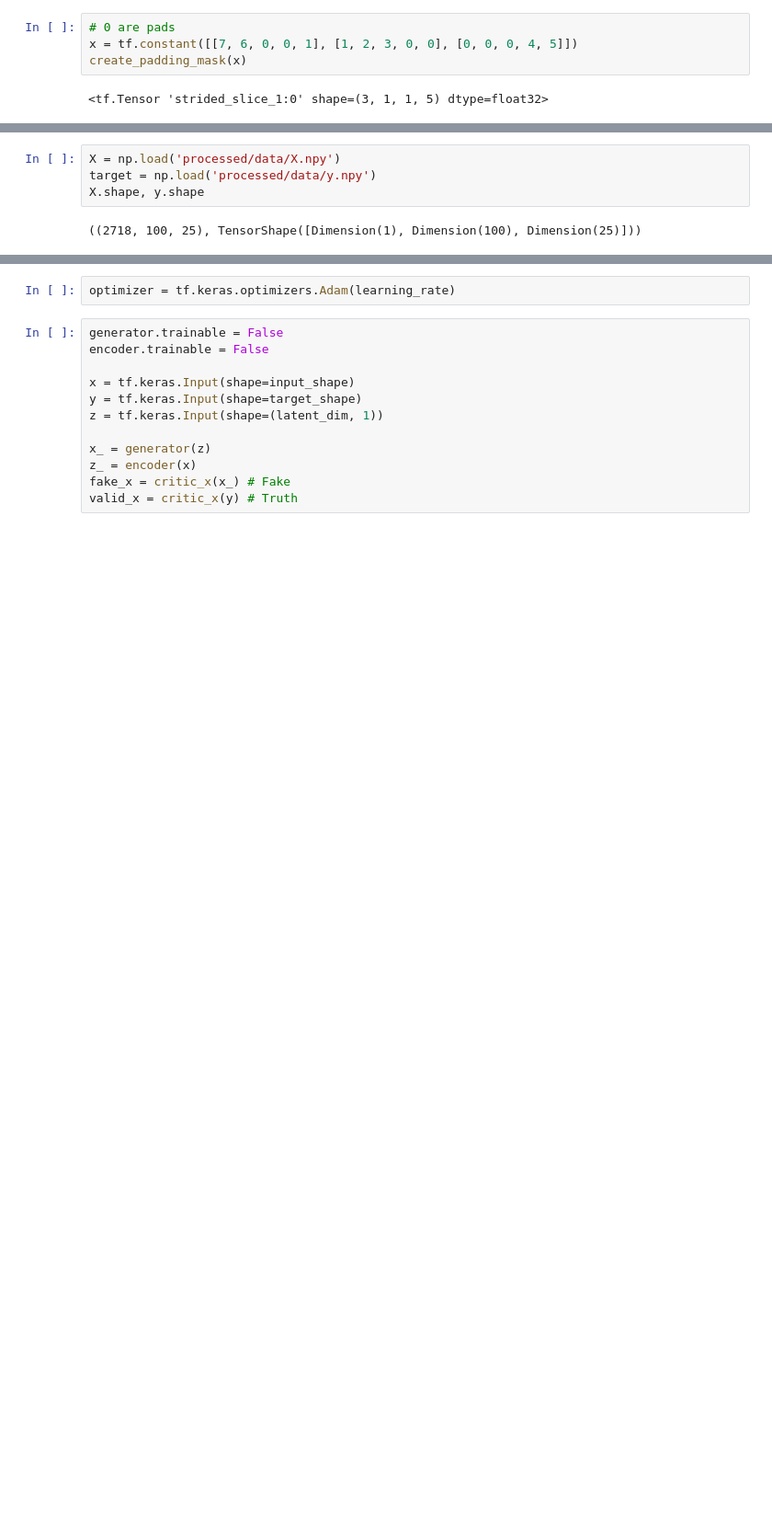
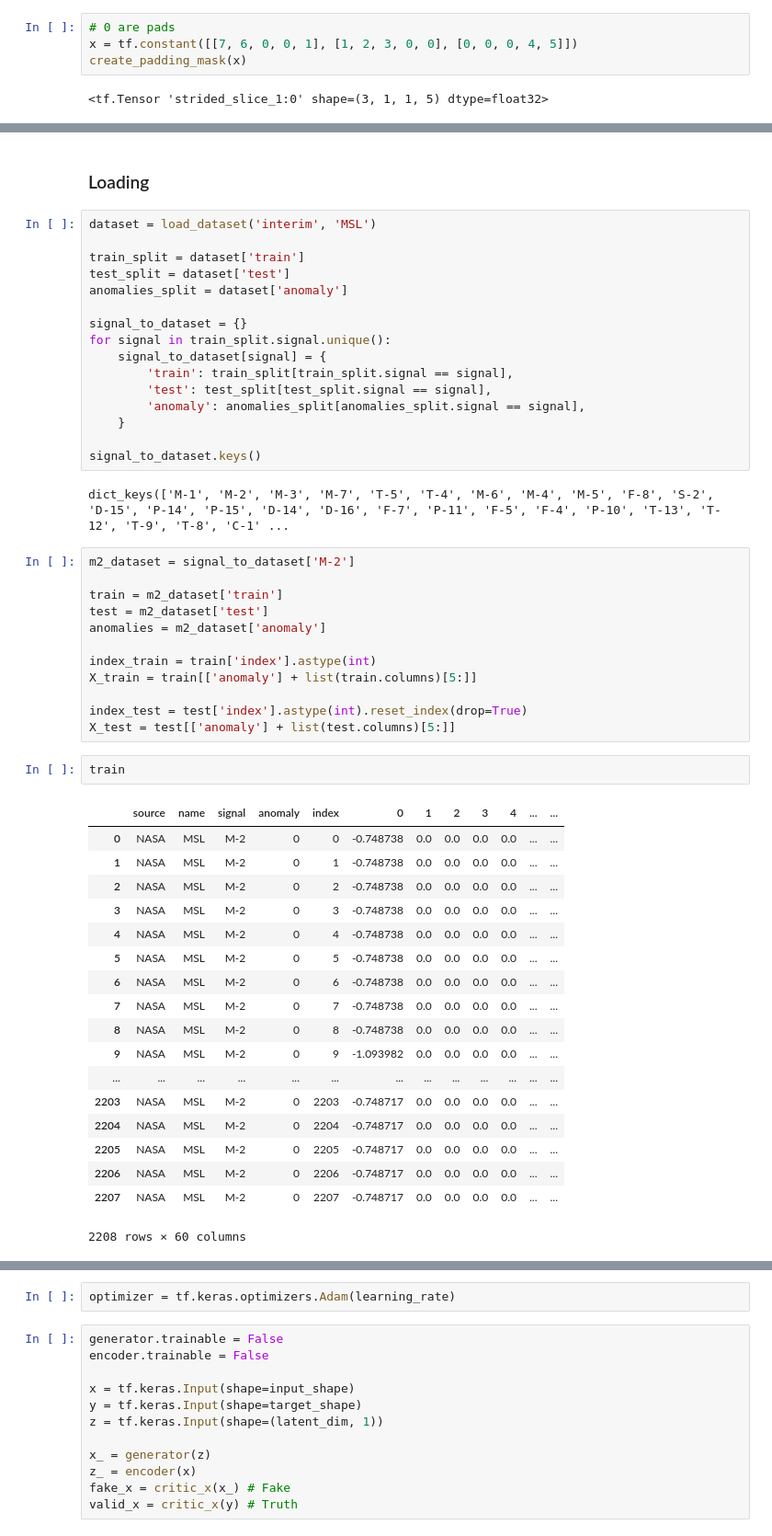
Before and after one commit to lcwong0928/hitlads, a Jupyter notebook: notebooks/1.1-lw-transgan.ipynb, the cells around one changed output, grey strips where cells are left out. Shown at 92% size. Drawn from its saved outputs; the diff is of its cells as text; blank space fills up the shorter version.

```diff
--- a/notebooks/1.1-lw-transgan.ipynb
+++ b/notebooks/1.1-lw-transgan.ipynb
@@ -350,6 +157,53 @@ ValueError: in converted code:
+# %% [markdown]
+### Loading
 # %%
-X = np.load('processed/data/X.npy')
-target = np.load('processed/data/y.npy')
-X.shape, y.shape
+dataset = load_dataset('interim', 'MSL')
+
+train_split = dataset['train']
+test_split = dataset['test']
+anomalies_split = dataset['anomaly']
+
+signal_to_dataset = {}
+for signal in train_split.signal.unique():
+    signal_to_dataset[signal] = {
+        'train': train_split[train_split.signal == signal],
+        'test': test_split[test_split.signal == signal],
+        'anomaly': anomalies_split[anomalies_split.signal == signal],
+    }
+
+signal_to_dataset.keys()
 # %% [output]
-((2718, 100, 25), TensorShape([Dimension(1), Dimension(100), Dimension(25)]))
+dict_keys(['M-1', 'M-2', 'M-3', 'M-7', 'T-5', 'T-4', 'M-6', 'M-4', 'M-5', 'F-8', 'S-2', 'D-15', 'P-14', 'P-15', 'D-14', 'D-16', 'F-7', 'P-11', 'F-5', 'F-4', 'P-10', 'T-13', 'T-12', 'T-9', 'T-8', 'C-1' ...
+# %%
+m2_dataset = signal_to_dataset['M-2']
+
+train = m2_dataset['train']
+test = m2_dataset['test']
+anomalies = m2_dataset['anomaly']
+
+index_train = train['index'].astype(int)
+X_train = train[['anomaly'] + list(train.columns)[5:]]
+
+index_test = test['index'].astype(int).reset_index(drop=True)
+X_test = test[['anomaly'] + list(test.columns)[5:]]
+# %%
+train
+# %% [output]
+|  | source | name | signal | anomaly | index | 0 | 1 | 2 | 3 | 4 | ... | ... |
+| 0 | NASA | MSL | M-2 | 0 | 0 | -0.748738 | 0.0 | 0.0 | 0.0 | 0.0 | ... | ... |
+| 1 | NASA | MSL | M-2 | 0 | 1 | -0.748738 | 0.0 | 0.0 | 0.0 | 0.0 | ... | ... |
+| 2 | NASA | MSL | M-2 | 0 | 2 | -0.748738 | 0.0 | 0.0 | 0.0 | 0.0 | ... | ... |
+| 3 | NASA | MSL | M-2 | 0 | 3 | -0.748738 | 0.0 | 0.0 | 0.0 | 0.0 | ... | ... |
+| 4 | NASA | MSL | M-2 | 0 | 4 | -0.748738 | 0.0 | 0.0 | 0.0 | 0.0 | ... | ... |
+| 5 | NASA | MSL | M-2 | 0 | 5 | -0.748738 | 0.0 | 0.0 | 0.0 | 0.0 | ... | ... |
+| 6 | NASA | MSL | M-2 | 0 | 6 | -0.748738 | 0.0 | 0.0 | 0.0 | 0.0 | ... | ... |
+| 7 | NASA | MSL | M-2 | 0 | 7 | -0.748738 | 0.0 | 0.0 | 0.0 | 0.0 | ... | ... |
+| 8 | NASA | MSL | M-2 | 0 | 8 | -0.748738 | 0.0 | 0.0 | 0.0 | 0.0 | ... | ... |
+| 9 | NASA | MSL | M-2 | 0 | 9 | -1.093982 | 0.0 | 0.0 | 0.0 | 0.0 | ... | ... |
+| ... | ... | ... | ... | ... | ... | ... | ... | ... | ... | ... | ... | ... |
+| 2203 | NASA | MSL | M-2 | 0 | 2203 | -0.748717 | 0.0 | 0.0 | 0.0 | 0.0 | ... | ... |
+| 2204 | NASA | MSL | M-2 | 0 | 2204 | -0.748717 | 0.0 | 0.0 | 0.0 | 0.0 | ... | ... |
+| 2205 | NASA | MSL | M-2 | 0 | 2205 | -0.748717 | 0.0 | 0.0 | 0.0 | 0.0 | ... | ... |
+| 2206 | NASA | MSL | M-2 | 0 | 2206 | -0.748717 | 0.0 | 0.0 | 0.0 | 0.0 | ... | ... |
+| 2207 | NASA | MSL | M-2 | 0 | 2207 | -0.748717 | 0.0 | 0.0 | 0.0 | 0.0 | ... | ... |
+2208 rows × 60 columns
```
Also changed, not shown: parts of 60 cells of this notebook, 7 other files.
